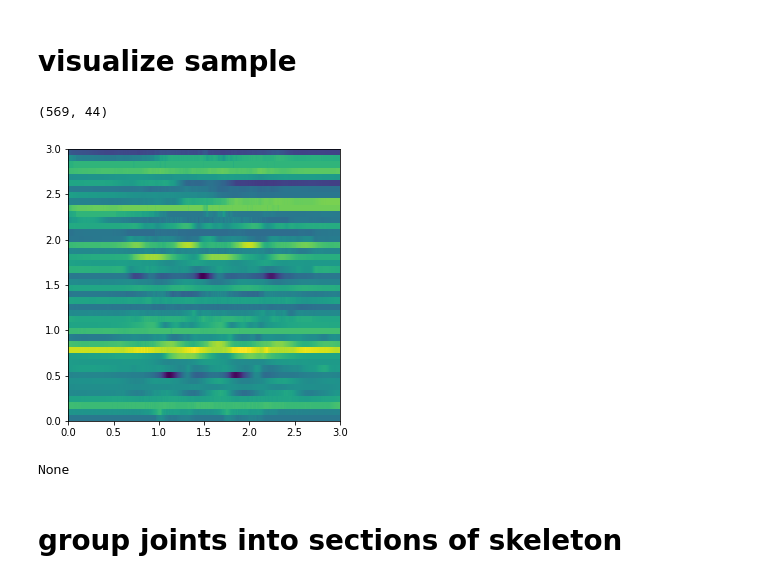
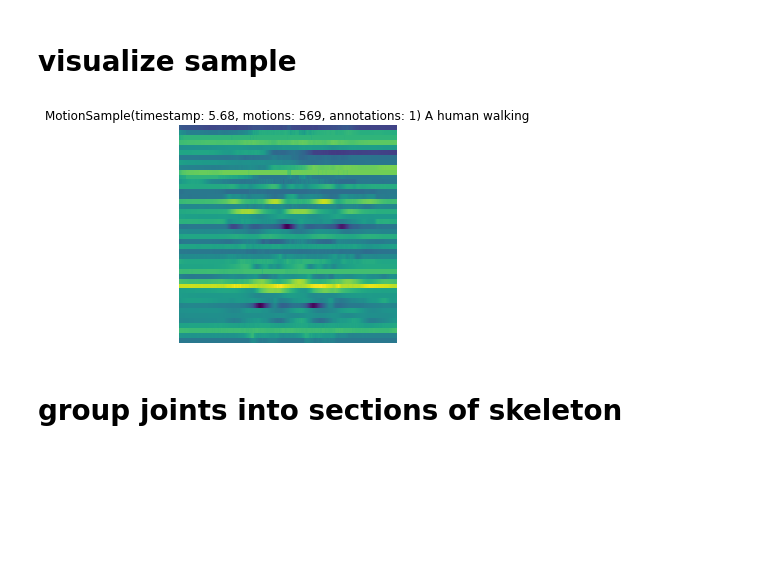
Before and after one commit to wojtekcz/language2motion, a Jupyter notebook: code/sample visualization.ipynb, the cells around one changed output. Cells and saved outputs as stored; diff of their text form; code cells hidden in the pictures; blank space fills up the shorter version.

Commit message:
Added title to sample visualization plot

```diff
--- a/code/sample visualization.ipynb
+++ b/code/sample visualization.ipynb
@@ -94,13 +91,24 @@ let position = np.array(motionSample.motionFrames.map {$0.jointPositions})
-# %%
-position.shape
-# %% [output]
-(569, 44)
-# %%
-plt.figure(figsize: [5, 5])
-plt.imshow(position.T, interpolation: "nearest", extent: [0, 3, 0, 3], cmap: "viridis")
-plt.show()
-# %% [output]
-[figure, removed]
-None
+# %%
+func plotMotionSample(motionSample: MotionSample, grouppedJoints: Bool) {
+    // let time = np.array(motionSample.motionFrames.map {$0.timestamp})
+    var position = np.array([0])
+    if grouppedJoints {
+        position = np.array(motionSample.motionFrames.map {$0.grouppedJointPositions()})
+    } else {
+        position = np.array(motionSample.motionFrames.map {$0.jointPositions})
+    }
+
+    let x = plt.subplots()
+    // let fig = x[0]
+    let ax = x[1]
+    ax.imshow(position.T, interpolation: "nearest", extent: [0, 3, 0, 3], cmap: "viridis")
+    ax.axis("off")
+    ax.set_title("\(motionSample.describe()) \(motionSample.annotations[0])")
+
+    plt.show()
+}
+plotMotionSample(motionSample: motionSample, grouppedJoints: false)
+# %% [output]
+[figure, added]
 # %% [markdown]
 # group joints into sections of skeleton
```
Also changed, not shown: parts of 4 cells of this notebook.
